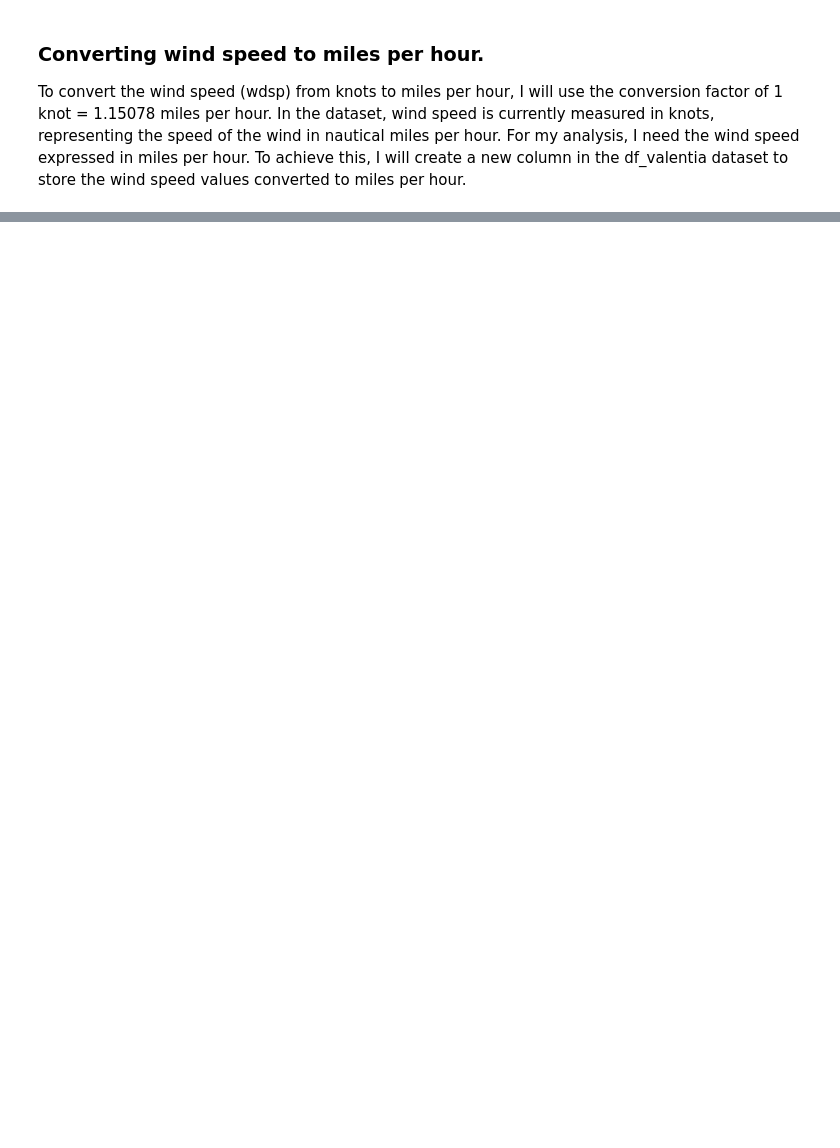
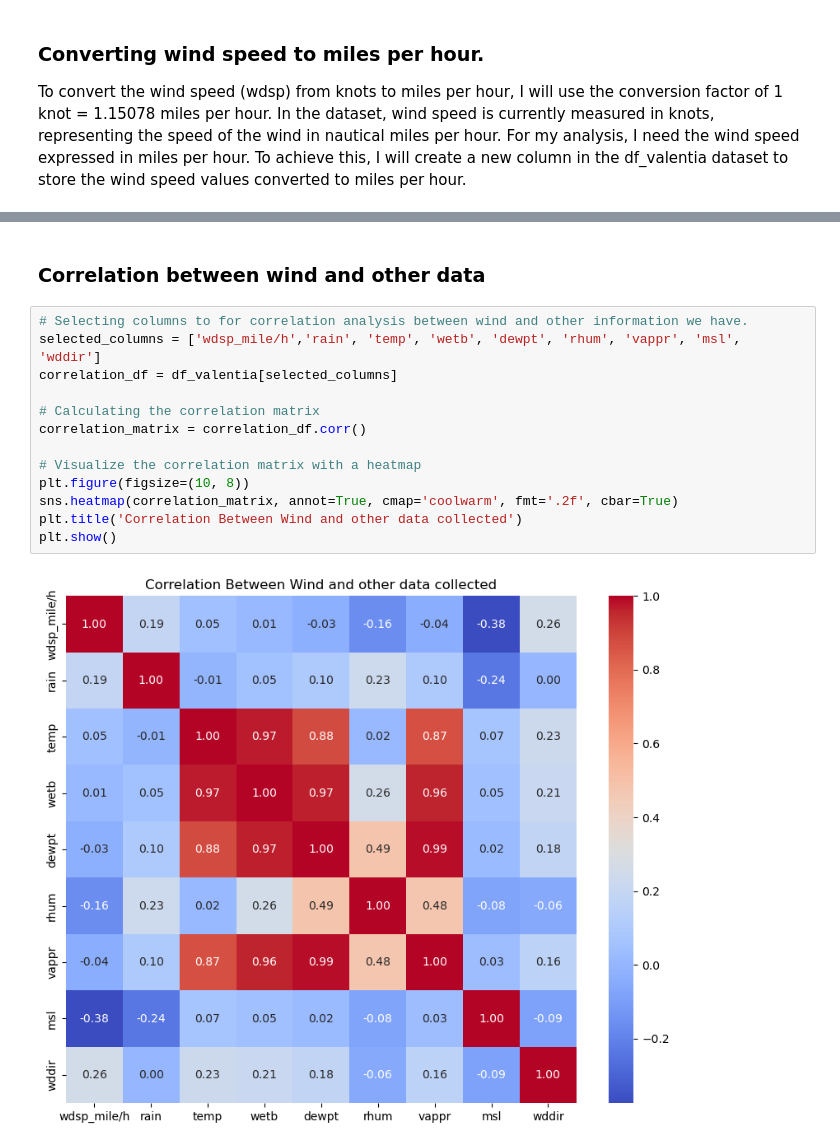
Before and after one commit to ermelinda-q/PFDA, a Jupyter notebook: project/project.ipynb, the cells around one changed output, grey strips where cells are left out. Cells and saved outputs as stored; diff of their text form; blank space fills up the shorter version.

Commit message:
dataset heatmap

```diff
--- a/project/project.ipynb
+++ b/project/project.ipynb
@@ -210,3 +211,20 @@ plt.grid(True)
 plt.show()
 # %% [output]
 [figure]
+# %% [markdown]
+### Correlation between wind and other data
+# %%
+# Selecting columns to for correlation analysis between wind and other information we have.
+selected_columns = ['wdsp_mile/h','rain', 'temp', 'wetb', 'dewpt', 'rhum', 'vappr', 'msl', 'wddir']
+correlation_df = df_valentia[selected_columns]
+
+# Calculating the correlation matrix
+correlation_matrix = correlation_df.corr()
+
+# Visualize the correlation matrix with a heatmap
+plt.figure(figsize=(10, 8))
+sns.heatmap(correlation_matrix, annot=True, cmap='coolwarm', fmt='.2f', cbar=True)
+plt.title('Correlation Between Wind and other data collected')
+plt.show()
+# %% [output]
+[figure, added]
```
Also changed, not shown: parts of 7 cells of this notebook, 1 other file.
